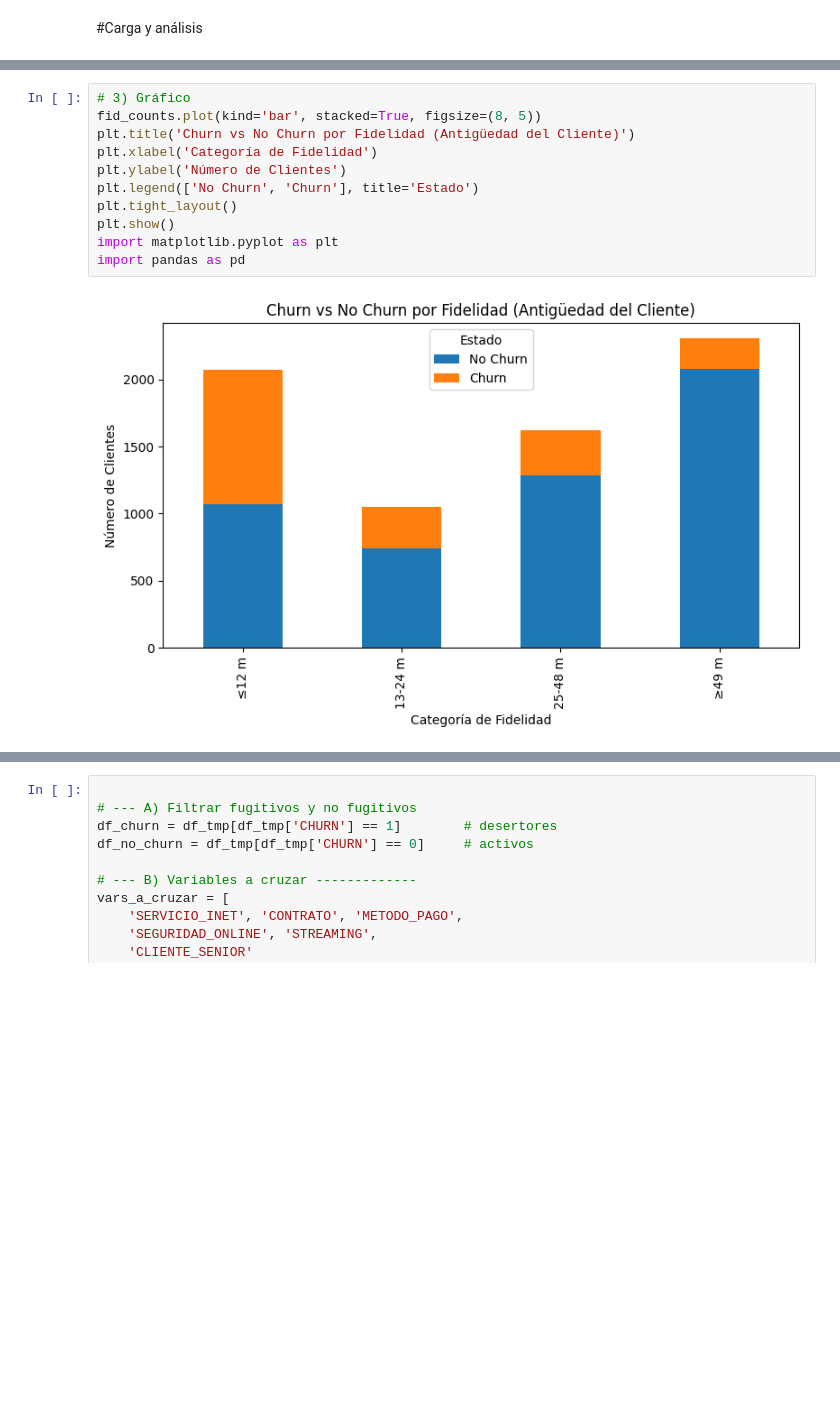
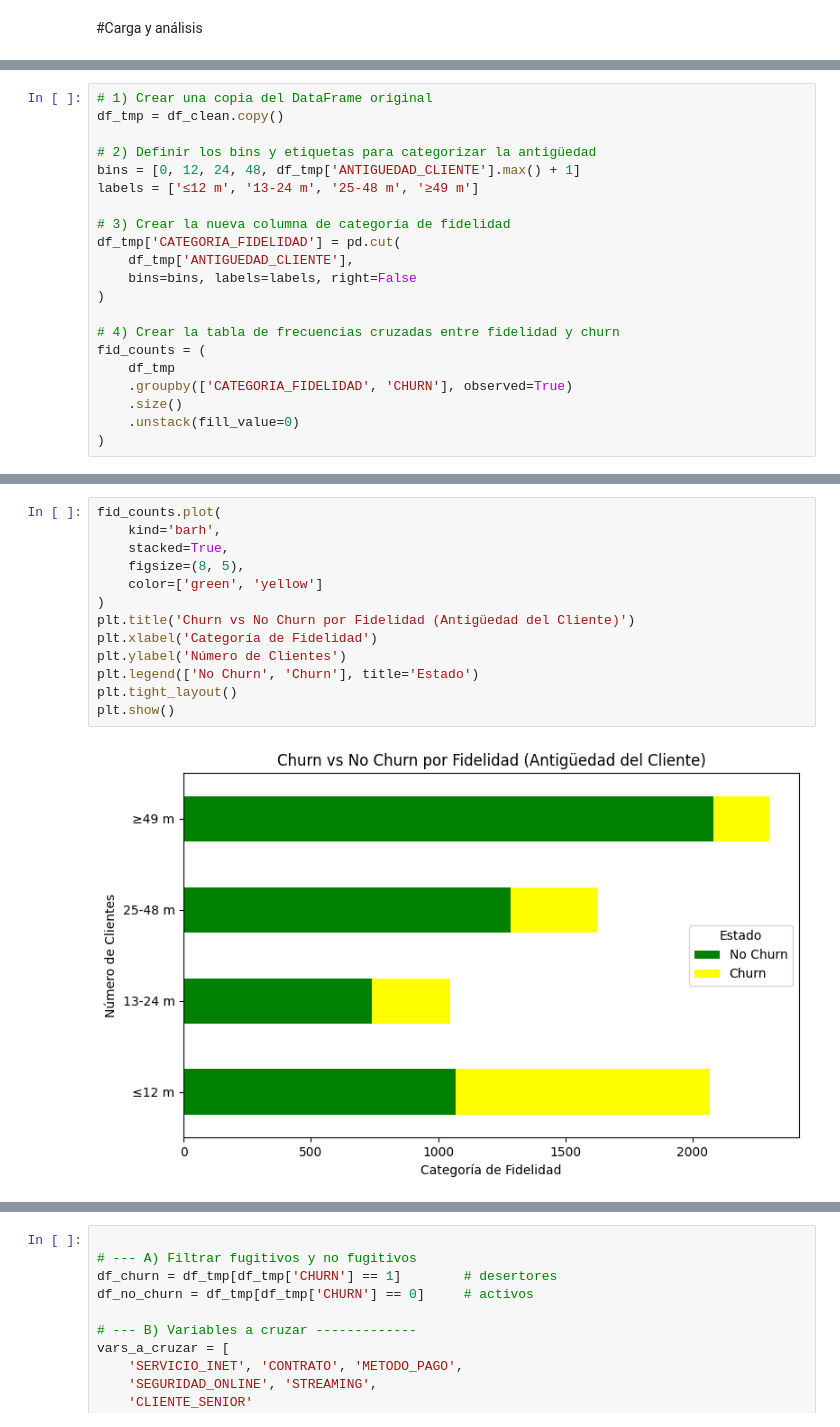
Before and after one commit to carlos24520/Telmex, a Jupyter notebook: challenger.ipynb, the cells around one changed output, grey strips where cells are left out. Saved outputs shown, nothing was run; the diff lists cells and outputs as text; blank space fills up the shorter version.

```diff
--- a/challenger.ipynb
+++ b/challenger.ipynb
@@ -121,0 +186,21 @@ Suma total: 100.00%
+# %%
+# 1) Crear una copia del DataFrame original
+df_tmp = df_clean.copy()
+
+# 2) Definir los bins y etiquetas para categorizar la antigüedad
+bins = [0, 12, 24, 48, df_tmp['ANTIGUEDAD_CLIENTE'].max() + 1]
+labels = ['≤12 m', '13-24 m', '25-48 m', '≥49 m']
+
+# 3) Crear la nueva columna de categoría de fidelidad
+df_tmp['CATEGORIA_FIDELIDAD'] = pd.cut(
+    df_tmp['ANTIGUEDAD_CLIENTE'],
+    bins=bins, labels=labels, right=False
+)
+
+# 4) Crear la tabla de frecuencias cruzadas entre fidelidad y churn
+fid_counts = (
+    df_tmp
+    .groupby(['CATEGORIA_FIDELIDAD', 'CHURN'], observed=True)
+    .size()
+    .unstack(fill_value=0)
+)
@@ -190,13 +247,15 @@ fid_counts = (
 # %%
-# 3) Gráfico
-fid_counts.plot(kind='bar', stacked=True, figsize=(8, 5))
+fid_counts.plot(
+    kind='barh',
+    stacked=True,
+    figsize=(8, 5),
+    color=['green', 'yellow']
+)
 plt.title('Churn vs No Churn por Fidelidad (Antigüedad del Cliente)')
 plt.xlabel('Categoría de Fidelidad')
 plt.ylabel('Número de Clientes')
 plt.legend(['No Churn', 'Churn'], title='Estado')
 plt.tight_layout()
 plt.show()
-import matplotlib.pyplot as plt
-import pandas as pd
 # %% [output]
-[figure, old version]
+[figure, new version]
```
Also changed, not shown: parts of 35 cells of this notebook.
